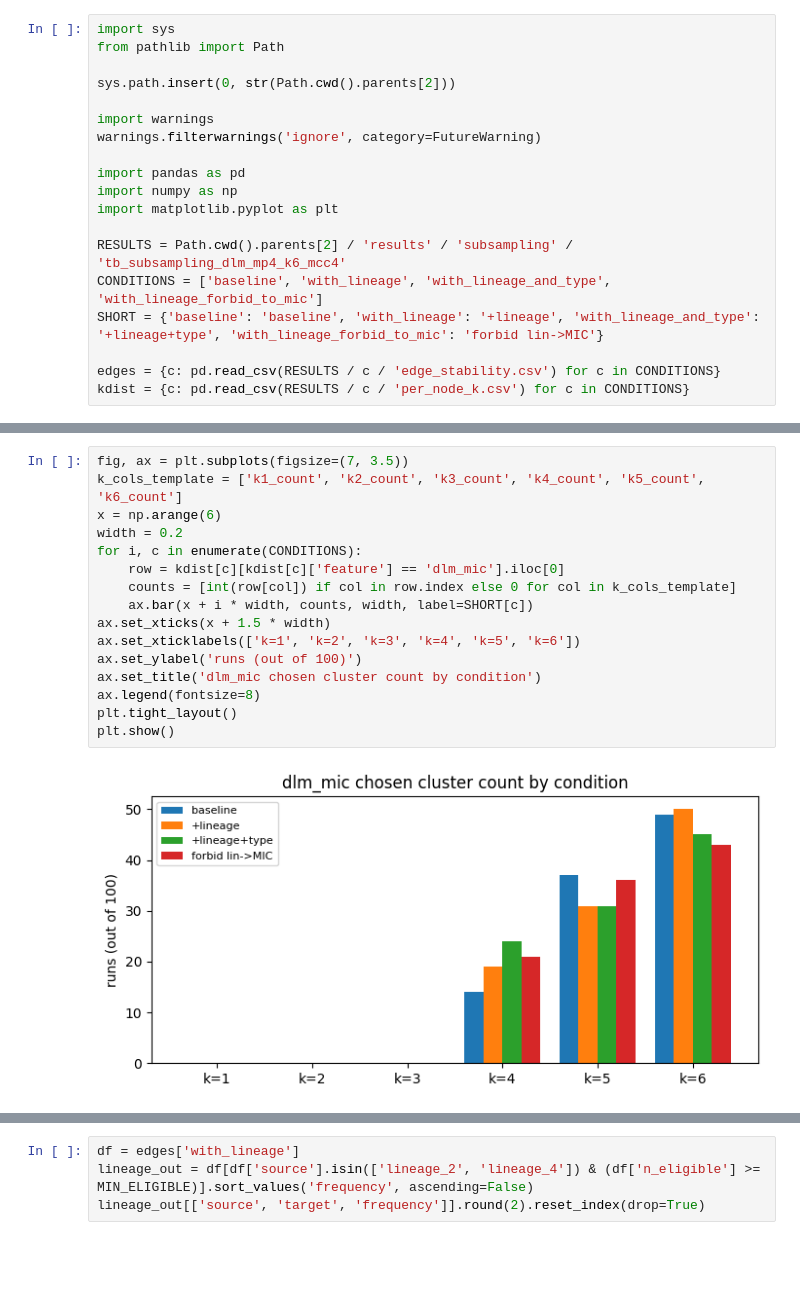
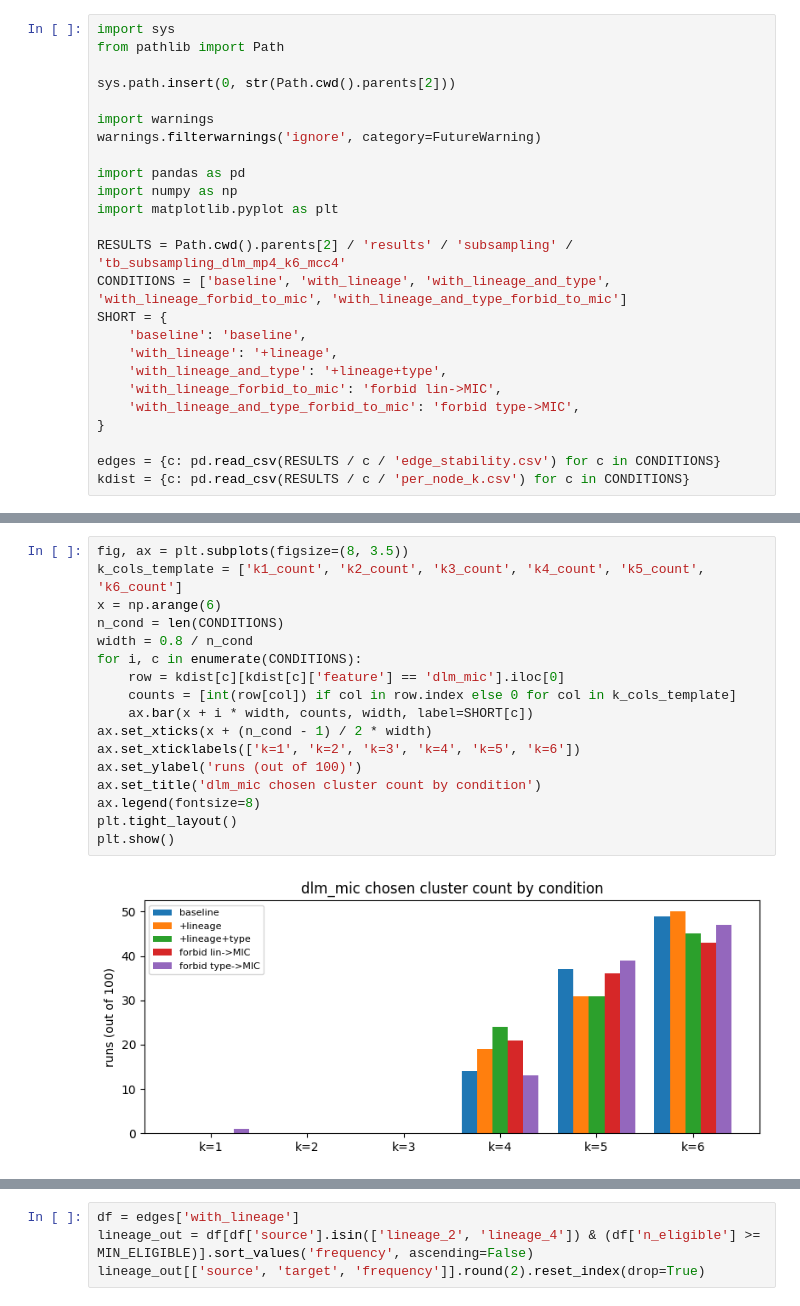
Before and after one commit to YasmineParent/tb_internship, a Jupyter notebook: notebooks/mixed_cmm/real/delamanid_ablation_comparison.ipynb, the cells around one changed output, grey strips where cells are left out. Cells and saved outputs as stored; diff of their text form; blank space fills up the shorter version.

Commit message:
reorganize results and add forbid_type_to_mic results to notebook

```diff
--- a/notebooks/mixed_cmm/real/delamanid_ablation_comparison.ipynb
+++ b/notebooks/mixed_cmm/real/delamanid_ablation_comparison.ipynb
@@ -23,8 +24,14 @@ import numpy as np
 import matplotlib.pyplot as plt
 
 RESULTS = Path.cwd().parents[2] / 'results' / 'subsampling' / 'tb_subsampling_dlm_mp4_k6_mcc4'
-CONDITIONS = ['baseline', 'with_lineage', 'with_lineage_and_type', 'with_lineage_forbid_to_mic']
-SHORT = {'baseline': 'baseline', 'with_lineage': '+lineage', 'with_lineage_and_type': '+lineage+type', 'with_lineage_forbid_to_mic': 'forbid lin->MIC'}
+CONDITIONS = ['baseline', 'with_lineage', 'with_lineage_and_type', 'with_lineage_forbid_to_mic', 'with_lineage_and_type_forbid_to_mic']
+SHORT = {
+    'baseline': 'baseline',
+    'with_lineage': '+lineage',
+    'with_lineage_and_type': '+lineage+type',
+    'with_lineage_forbid_to_mic': 'forbid lin->MIC',
+    'with_lineage_and_type_forbid_to_mic': 'forbid type->MIC',
+}
 
 edges = {c: pd.read_csv(RESULTS / c / 'edge_stability.csv') for c in CONDITIONS}
 kdist = {c: pd.read_csv(RESULTS / c / 'per_node_k.csv') for c in CONDITIONS}
@@ -47,19 +55,20 @@ pd.DataFrame(rows)
 # %%
-fig, ax = plt.subplots(figsize=(7, 3.5))
+fig, ax = plt.subplots(figsize=(8, 3.5))
 k_cols_template = ['k1_count', 'k2_count', 'k3_count', 'k4_count', 'k5_count', 'k6_count']
 x = np.arange(6)
-width = 0.2
+n_cond = len(CONDITIONS)
+width = 0.8 / n_cond
 for i, c in enumerate(CONDITIONS):
     row = kdist[c][kdist[c]['feature'] == 'dlm_mic'].iloc[0]
     counts = [int(row[col]) if col in row.index else 0 for col in k_cols_template]
     ax.bar(x + i * width, counts, width, label=SHORT[c])
-ax.set_xticks(x + 1.5 * width)
+ax.set_xticks(x + (n_cond - 1) / 2 * width)
 ax.set_xticklabels(['k=1', 'k=2', 'k=3', 'k=4', 'k=5', 'k=6'])
 ax.set_ylabel('runs (out of 100)')
 ax.set_title('dlm_mic chosen cluster count by condition')
 ax.legend(fontsize=8)
 plt.tight_layout()
 plt.show()
 # %% [output]
-[figure, old version]
+[figure, new version]
 # %% [markdown]
```
Also changed, not shown: parts of 12 cells of this notebook, 3 other files.
